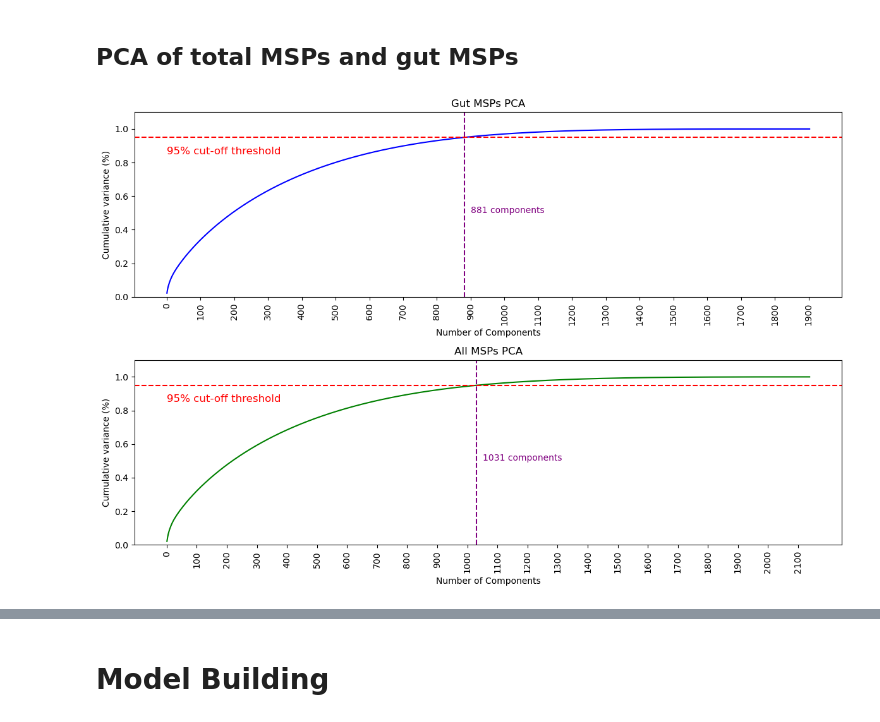
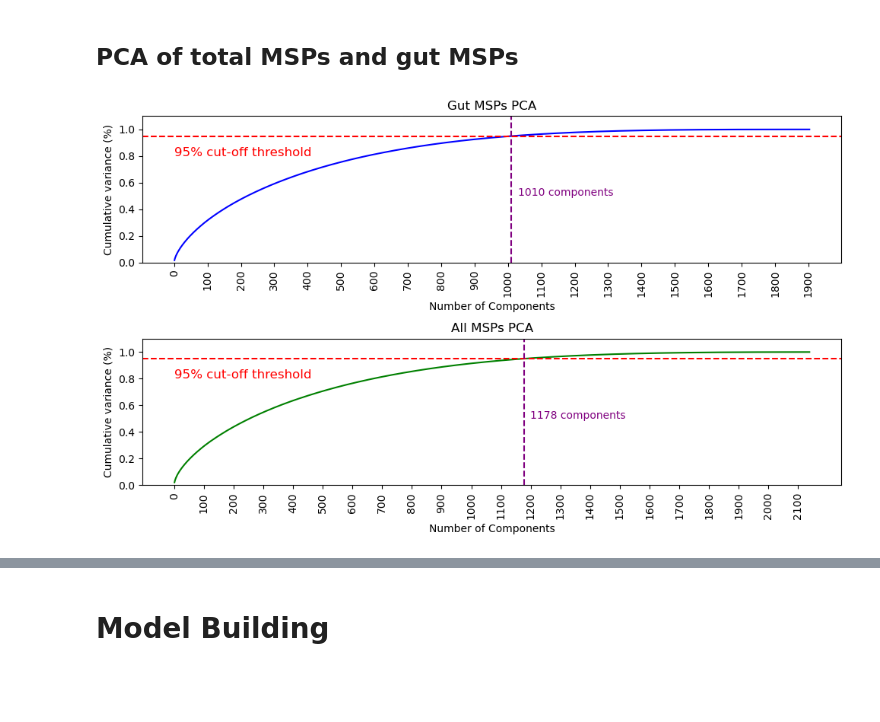
Before and after one commit to pottymouths/cancer-screening, a Jupyter notebook: Code/BDA_602_Final_Project_batch_corrected.ipynb, the cells around one changed output, grey strips where cells are left out. Drawn from its saved outputs; the diff is of its cells as text; code cells hidden in the pictures; blank space fills up the shorter version.

```diff
--- a/Code/BDA_602_Final_Project_batch_corrected.ipynb
+++ b/Code/BDA_602_Final_Project_batch_corrected.ipynb
@@ -360,10 +380,10 @@ plt.show()
 # %% [markdown]
 ## PCA of total MSPs and gut MSPs
 # %%
-min_max = MinMaxScaler()
+standard = StandardScaler()
 
-gut_scaled = min_max.fit_transform(gut_X)
-total_scaled = min_max.fit_transform(total_X)
+gut_scaled = standard.fit_transform(gut_X)
+total_scaled = standard.fit_transform(total_X)
 
 pca_gut = PCA()
 pca_total = PCA()
@@ -371,7 +391,7 @@ pca_total = PCA()
 pca_gut_data = pca_gut.fit_transform(gut_scaled)
 pca_total_data = pca_total.fit_transform(total_scaled)
 # %%
-fig, ax = plt.subplots(2, 1, figsize=(12,8))
+fig, ax = plt.subplots(2, 1, figsize=(10,6))
 
 # top row -- gut MSPs
 xi_gut = np.arange(1, len(pca_gut.explained_variance_ratio_) + 1)
@@ -383,33 +403,34 @@ ax[0].set_ylim(0.0, 1.1)
 ax[0].set_xticks(np.arange(0, len(xi_gut) + 1, step=100))
 ax[0].set_xlabel('Number of Components')
 ax[0].set_ylabel('Cumulative variance (%)')
 ax[0].set_title('Gut MSPs PCA')
 ax[0].axhline(y=0.95, color='r', linestyle='--')
-ax[0].text(0.5, 0.85, '95% cut-off threshold', color='red', fontsize=12)
+ax[0].text(0.5, 0.8, '95% cut-off threshold', color='red', fontsize=12)
 ax[0].axvline(x=n_gut, color='purple', linestyle='--')
 ax[0].text(n_gut+20, 0.5, f"{n_gut} components", color='purple')
 
 # bottom row
 xi_total = np.arange(1, len(pca_total.explained_variance_ratio_) + 1)
 y_total = np.cumsum(pca_total.explained_variance_ratio_)
 n_total = np.argmax(y_total >= 0.95) + 1
 
 ax[1].plot(xi_total, y_total, linestyle='-', color='g')
 ax[1].set_ylim(0.0, 1.1)
 ax[1].set_xticks(np.arange(0, len(xi_total) + 1, step=100))
 ax[1].set_xlabel('Number of Components')
 ax[1].set_ylabel('Cumulative variance (%)')
 ax[1].set_title('All MSPs PCA')
 ax[1].axhline(y=0.95, color='r', linestyle='--')
-ax[1].text(0.5, 0.85, '95% cut-off threshold', color='red', fontsize=12)
+ax[1].text(0.5, 0.8, '95% cut-off threshold', color='red', fontsize=12)
 ax[1].axvline(x=n_total, color='purple', linestyle='--')
 ax[1].text(n_total+20, 0.5, f"{n_total} components", color='purple')
 
 # change x tick label angles
 ax[0].tick_params(axis='x', rotation=90)
 ax[1].tick_params(axis='x', rotation=90)
 
 plt.tight_layout()
+plt.savefig("threshold_95_pca")
 plt.show()
 # %% [output]
-[figure, old version]
+[figure, new version]
```
Also changed, not shown: parts of 68 cells of this notebook.
